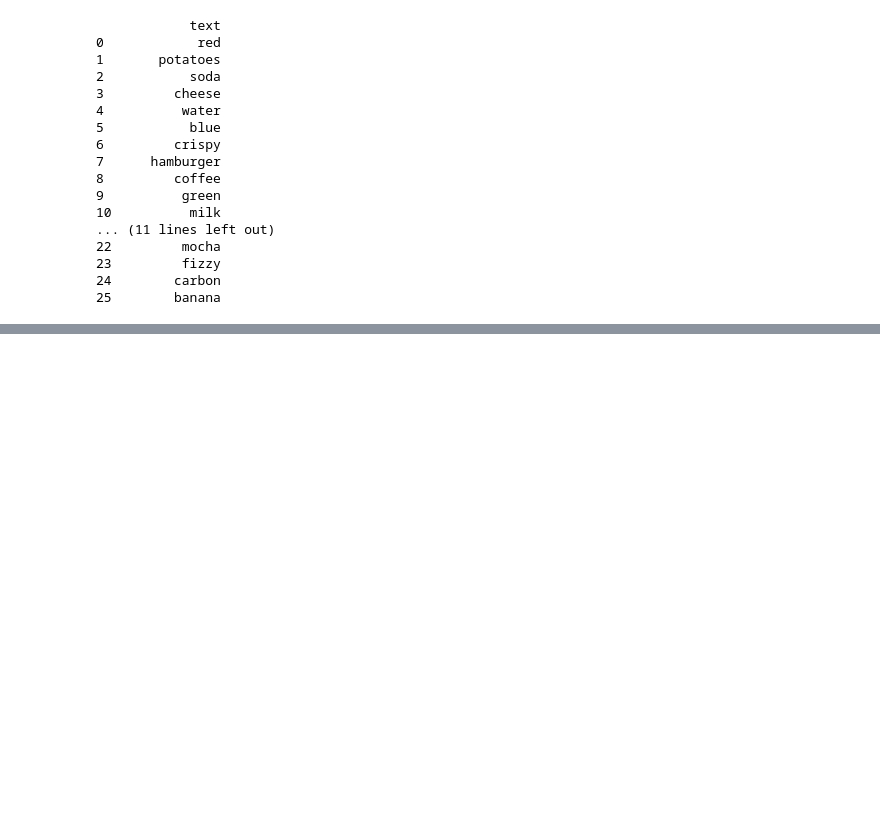
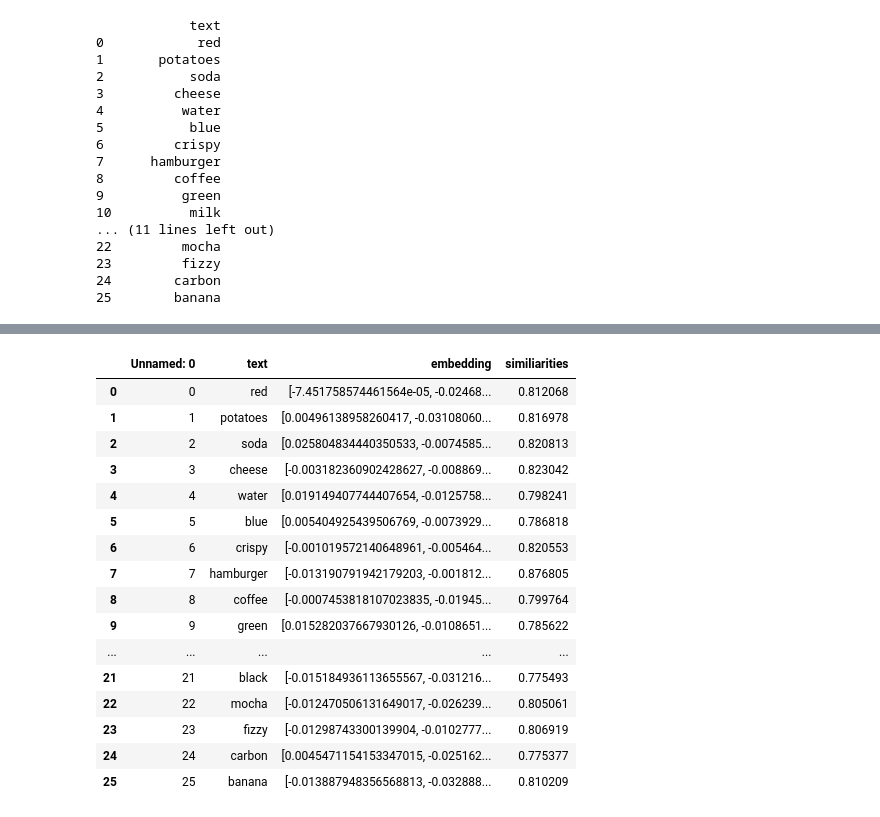
Before and after one commit to therealchrisbrown/word-embeddings, a Jupyter notebook: word-embeddings.ipynb, the cells around one changed output, grey strips where cells are left out. Saved outputs shown, nothing was run; the diff lists cells and outputs as text; code cells hidden in the pictures; blank space fills up the shorter version.

```diff
--- a/word-embeddings.ipynb
+++ b/word-embeddings.ipynb
@@ -37,0 +56,4 @@ get_embedding("this is a test", engine='text-embedding-ada-002')
+# %%
+df = pd.read_csv('word_embeddings.csv')
+df['embedding'] = df['embedding'].apply(eval).apply(np.array)
+df
@@ -37,0 +78,5 @@ get_embedding("this is a test", engine='text-embedding-ada-002')
+# %%
+search_term = input('Enter a search term: ')
+# %%
+search_term_vector = get_embedding(search_term, engine='text-embedding-ada-002')
+search_term_vector
@@ -37,0 +101,24 @@ get_embedding("this is a test", engine='text-embedding-ada-002')
+# %%
+from openai.embeddings_utils import cosine_similarity
+
+df['similiarities'] = df['embedding'].apply(lambda x: cosine_similarity(x, search_term_vector))
+# %%
+df
+# %% [output]
+|  | Unnamed: 0 | text | embedding | similiarities |
+| 0 | 0 | red | [-7.451758574461564e-05, -0.02468... | 0.812068 |
+| 1 | 1 | potatoes | [0.00496138958260417, -0.03108060... | 0.816978 |
+| 2 | 2 | soda | [0.025804834440350533, -0.0074585... | 0.820813 |
+| 3 | 3 | cheese | [-0.003182360902428627, -0.008869... | 0.823042 |
+| 4 | 4 | water | [0.019149407744407654, -0.0125758... | 0.798241 |
+| 5 | 5 | blue | [0.005404925439506769, -0.0073929... | 0.786818 |
+| 6 | 6 | crispy | [-0.001019572140648961, -0.005464... | 0.820553 |
+| 7 | 7 | hamburger | [-0.013190791942179203, -0.001812... | 0.876805 |
+| 8 | 8 | coffee | [-0.0007453818107023835, -0.01945... | 0.799764 |
+| 9 | 9 | green | [0.015282037667930126, -0.0108651... | 0.785622 |
+| ... | ... | ... | ... | ... |
+| 21 | 21 | black | [-0.015184936113655567, -0.031216... | 0.775493 |
+| 22 | 22 | mocha | [-0.012470506131649017, -0.026239... | 0.805061 |
+| 23 | 23 | fizzy | [-0.01298743300139904, -0.0102777... | 0.806919 |
+| 24 | 24 | carbon | [0.0045471154153347015, -0.025162... | 0.775377 |
+| 25 | 25 | banana | [-0.013887948356568813, -0.032888... | 0.810209 |
```
Also changed, not shown: parts of 3 cells of this notebook.
